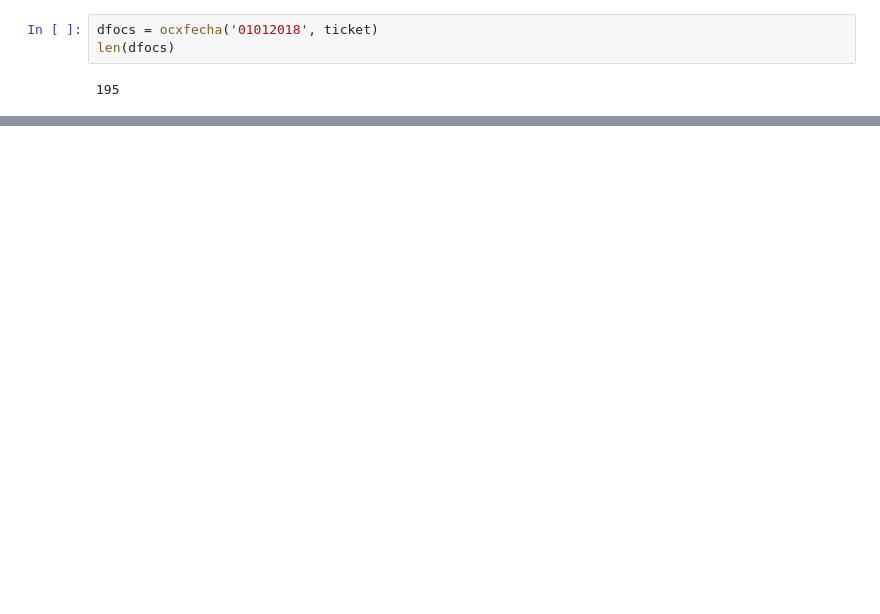
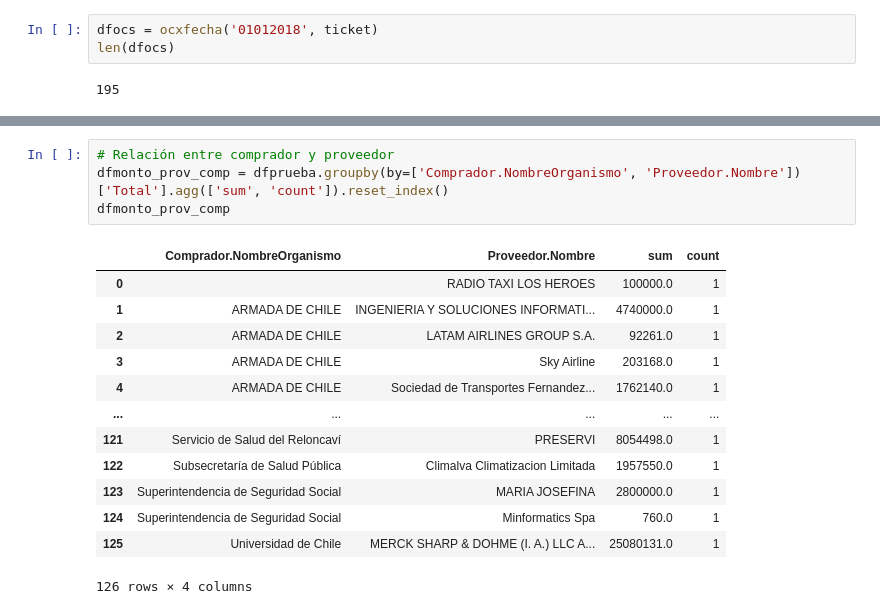
Before and after one commit to josemoragonzalez/ejemplosColab, a Jupyter notebook: ApiChC.ipynb, the cells around one changed output, grey strips where cells are left out. Drawn from its saved outputs; the diff is of its cells as text; blank space fills up the shorter version.

```diff
--- a/ApiChC.ipynb
+++ b/ApiChC.ipynb
@@ -90,0 +135,18 @@ dfprueba
+# %%
+# Relación entre comprador y proveedor
+dfmonto_prov_comp = dfprueba.groupby(by=['Comprador.NombreOrganismo', 'Proveedor.Nombre'])['Total'].agg(['sum', 'count']).reset_index()
+dfmonto_prov_comp
+# %% [output]
+|  | Comprador.NombreOrganismo | Proveedor.Nombre | sum | count |
+| 0 |  | RADIO TAXI LOS HEROES | 100000.0 | 1 |
+| 1 | ARMADA DE CHILE | INGENIERIA Y SOLUCIONES INFORMATI... | 4740000.0 | 1 |
+| 2 | ARMADA DE CHILE | LATAM AIRLINES GROUP S.A. | 92261.0 | 1 |
+| 3 | ARMADA DE CHILE | Sky Airline | 203168.0 | 1 |
+| 4 | ARMADA DE CHILE | Sociedad de Transportes Fernandez... | 1762140.0 | 1 |
+| ... | ... | ... | ... | ... |
+| 121 | Servicio de Salud del Reloncaví | PRESERVI | 8054498.0 | 1 |
+| 122 | Subsecretaría de Salud Pública | Climalva Climatizacion Limitada | 1957550.0 | 1 |
+| 123 | Superintendencia de Seguridad Social | MARIA JOSEFINA | 2800000.0 | 1 |
+| 124 | Superintendencia de Seguridad Social | Minformatics Spa | 760.0 | 1 |
+| 125 | Universidad de Chile | MERCK SHARP & DOHME (I. A.) LLC A... | 25080131.0 | 1 |
+126 rows × 4 columns
```
Also changed, not shown: parts of 14 cells of this notebook.
